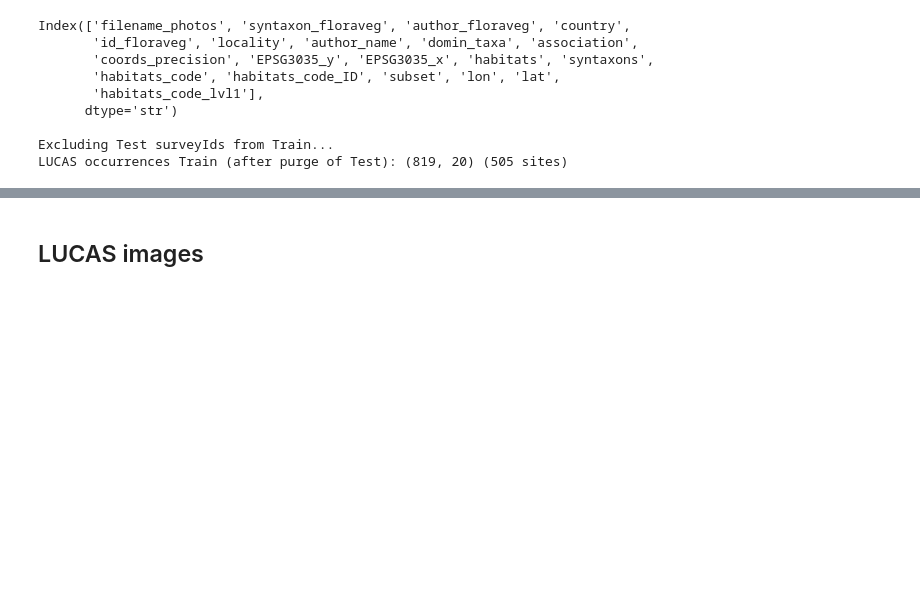
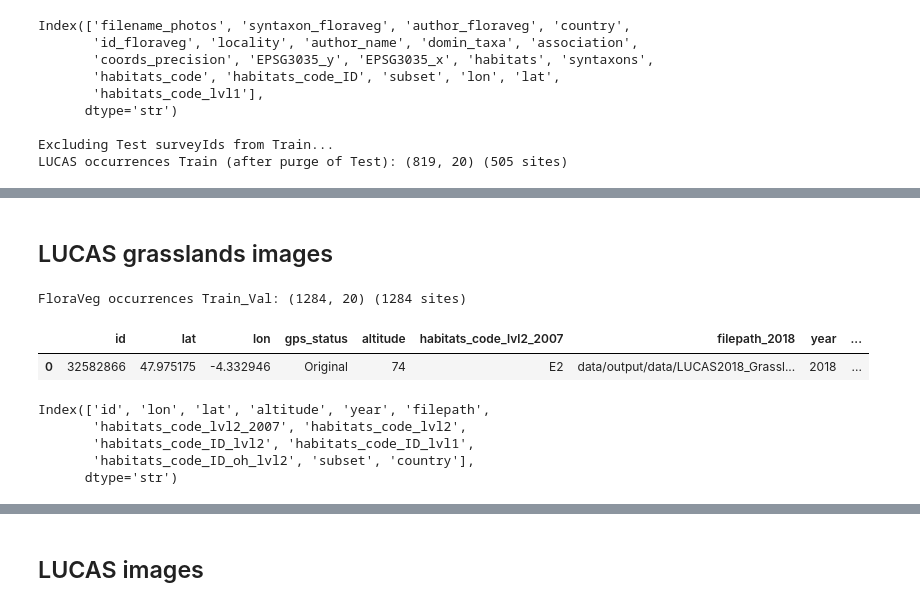
Before and after one commit to plantnet/malpolon, a Jupyter notebook: examples/custom_train/multiscale_jrc/Pre-processing_error_detection.ipynb, the cells around one changed output, grey strips where cells are left out. Drawn from its saved outputs; the diff is of its cells as text; code cells hidden in the pictures; blank space fills up the shorter version.

```diff
--- a/examples/custom_train/multiscale_jrc/Pre-processing_error_detection.ipynb
+++ b/examples/custom_train/multiscale_jrc/Pre-processing_error_detection.ipynb
@@ -375,0 +367,31 @@ print(df_floraveg_test['id_floraveg'].nunique())
+# %% [markdown]
+## LUCAS grasslands images
+# %%
+ROOT_PATH = "dataset/habitats_gpn25_eva/LUCAS_habitats/data/output/csv/"
+ROOT_PATH_GPS_NOISY = "dataset/habitats_gpn25_eva/LUCAS_habitats/data/output/csv/gps_noisy/"
+
+fp_lucasG_train_val = os.path.join(ROOT_PATH, "LUCAS_metadata_labels_merged_S3-10%_extended_France.csv")
+fp_lucasG_train_val_noisy = os.path.join(ROOT_PATH_GPS_NOISY, Path(fp_lucasG_train_val).name)
+
+df_lucasG_train_val = pd.read_csv(fp_lucasG_train_val)
+df_lucasG_train_val.rename(columns={'name': 'country'}, inplace=True)  # name of the country of the sample (key inherited from the countries geojson These_JRC_dev/masks/countries.geojson)
+df_lucasG_train_val.rename(columns={'point_id': 'id'}, inplace=True)
+
+print(f"FloraVeg occurrences Train_Val: {df_lucasG_train_val.shape} ({df_lucasG_train_val['id'].nunique()} sites)")
+display(df_lucasG_train_val.head(1))
+
+relevant_cols = ['id', 'lon', 'lat', 'altitude', 'year', 'filepath',
+                 'habitats_code_lvl2_2007', 'habitats_code_lvl2',
+                 'habitats_code_ID_lvl2', 'habitats_code_ID_lvl1',
+                 'habitats_code_ID_oh_lvl2', 'subset', 'country']
+df_lucasG_train_val = df_lucasG_train_val[relevant_cols]
+print(df_lucasG_train_val.columns)
+# %% [output]
+FloraVeg occurrences Train_Val: (1284, 20) (1284 sites)
+|  | id | lat | lon | gps_status | altitude | habitats_code_lvl2_2007 | filepath_2018 | year | ... |
+| 0 | 32582866 | 47.975175 | -4.332946 | Original | 74 | E2 | data/output/data/LUCAS2018_Grassl... | 2018 | ... |
+Index(['id', 'lon', 'lat', 'altitude', 'year', 'filepath',
+       'habitats_code_lvl2_2007', 'habitats_code_lvl2',
+       'habitats_code_ID_lvl2', 'habitats_code_ID_lvl1',
+       'habitats_code_ID_oh_lvl2', 'subset', 'country'],
+      dtype='str')
```
Also changed, not shown: parts of 6 cells of this notebook, 30 other files.
